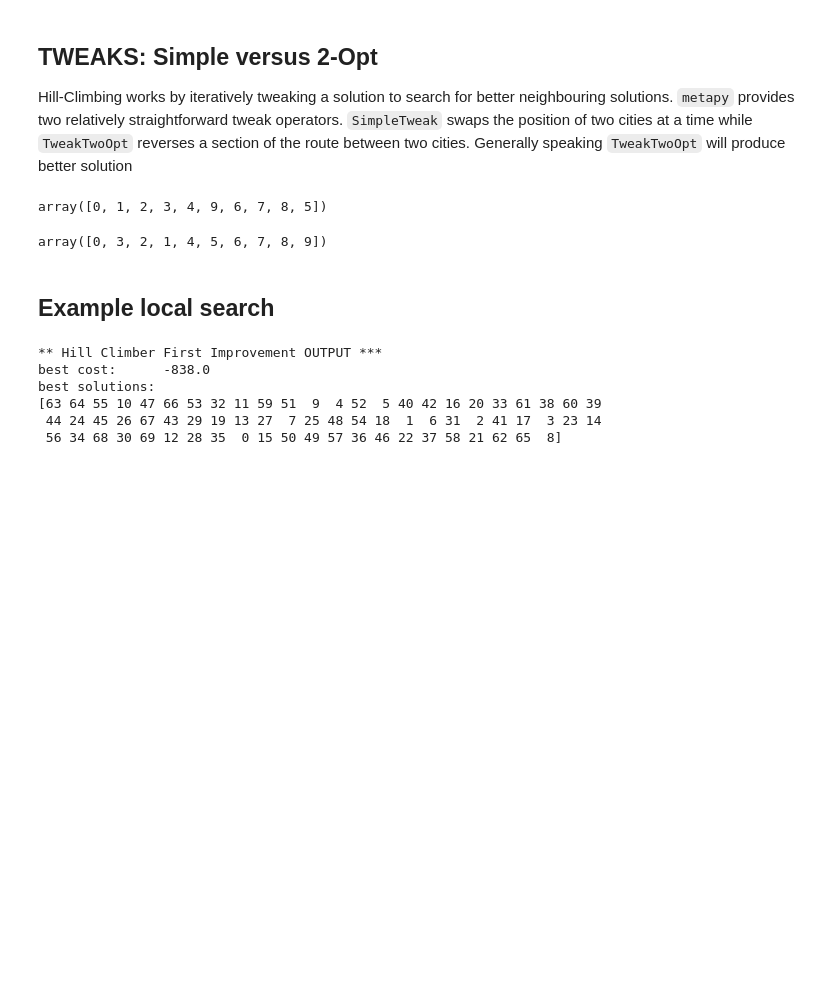
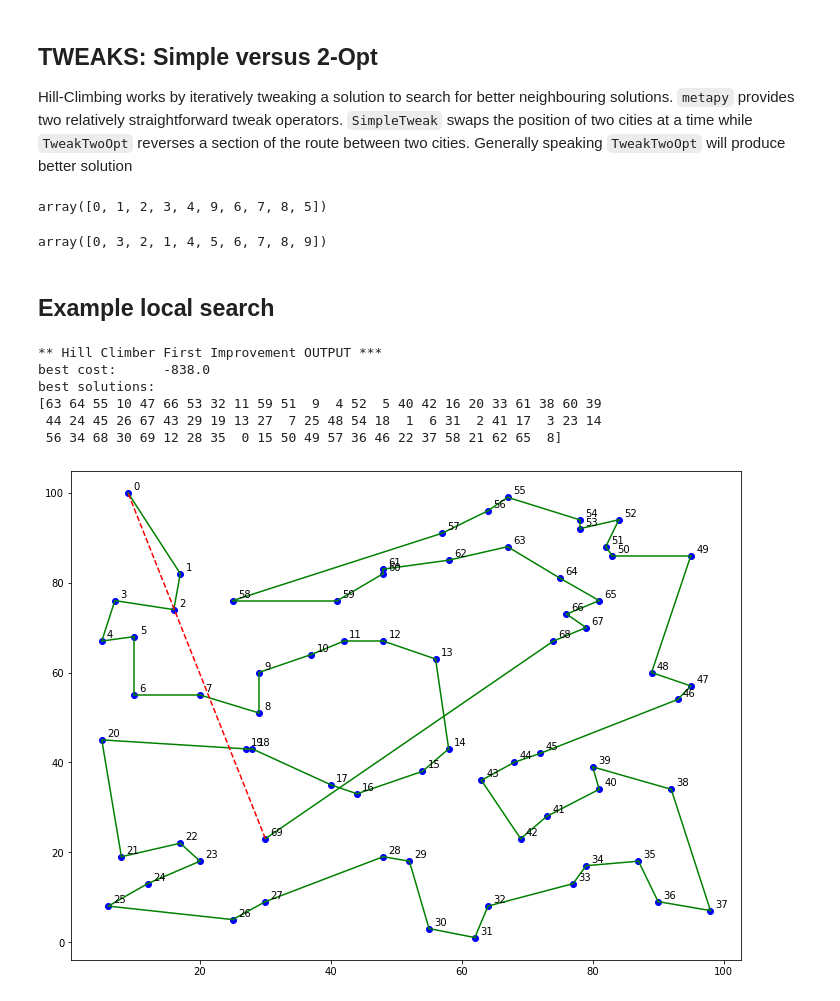
Before and after one commit to TomMonks/grasp_examples, a Jupyter notebook: content/02_local_search.ipynb, the cells around one changed output. Saved outputs shown, nothing was run; the diff lists cells and outputs as text; code cells hidden in the pictures; blank space fills up the shorter version.

```diff
--- a/content/02_local_search.ipynb
+++ b/content/02_local_search.ipynb
@@ -64,31 +68,32 @@ array([0, 3, 2, 1, 4, 5, 6, 7, 8, 9])
 # create a tour (full 70 cities)
 tour = np.arange(70)
 rng = np.random.default_rng(42)
 
 # random init solution (operation in place)
 rng.shuffle(tour)
 
 # create TSP objective (negate costs)
 objective = OptimisedSimpleTSPObjective(-matrix)
 
 # create Hill climbing algorithm
 solver = HillClimber(objective=objective,
                      init_solution=tour,
                      tweaker=TweakTwoOpt())
 
 # run the local search
 solver.solve()
 
 # output results
 print("\n** Hill Climber First Improvement OUTPUT ***")
 print("best cost:\t{0}".format(solver.best_cost))
 print("best solutions:")
 print(solver.best_solutions[0])
-#fig, ax = plot_tour(solver.best_solutions[0], cities, figsize=(12,9))
+fig, ax = plot_tour(solver.best_solutions[0], cities, figsize=(12,9))
 # %% [output]
 ** Hill Climber First Improvement OUTPUT ***
 best cost:      -838.0
 best solutions:
 [63 64 55 10 47 66 53 32 11 59 51  9  4 52  5 40 42 16 20 33 61 38 60 39
  44 24 45 26 67 43 29 19 13 27  7 25 48 54 18  1  6 31  2 41 17  3 23 14
  56 34 68 30 69 12 28 35  0 15 50 49 57 36 46 22 37 58 21 62 65  8]
+[figure, added]
```
Also changed, not shown: parts of 2 cells of this notebook.
